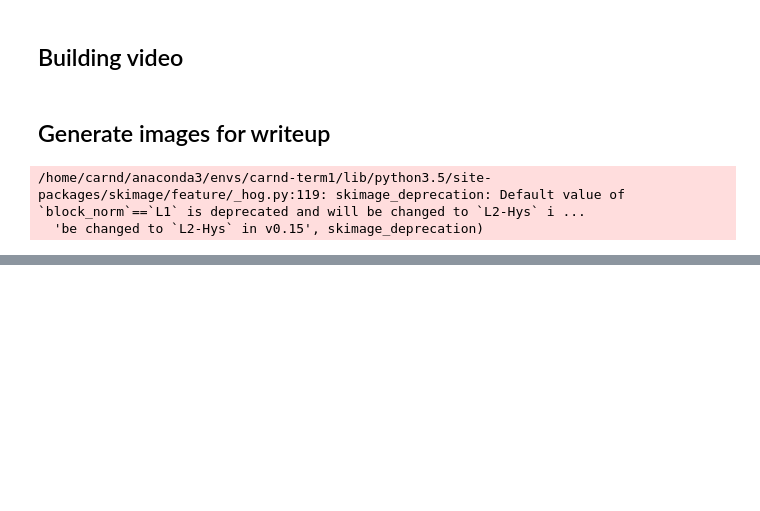
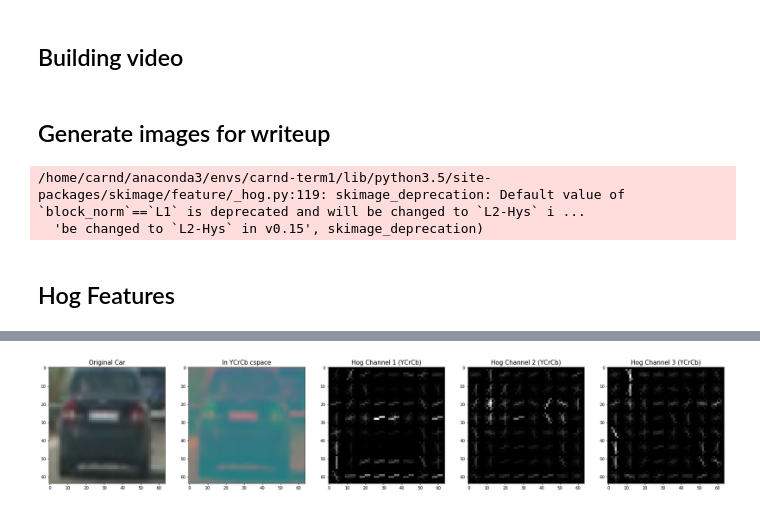
Before and after one commit to knguyen0105/CarND-Vehicle-Detection, a Jupyter notebook: sdc1_p5_object_tracking.ipynb, the cells around one changed output, grey strips where cells are left out. Drawn from its saved outputs; the diff is of its cells as text; code cells hidden in the pictures; blank space fills up the shorter version.

```diff
--- a/sdc1_p5_object_tracking.ipynb
+++ b/sdc1_p5_object_tracking.ipynb
@@ -577,3 +583,38 @@ plt.savefig('pipeline.png', bbox_inches='tight')
 # %% [output]
 /home/carnd/anaconda3/envs/carnd-term1/lib/python3.5/site-packages/skimage/feature/_hog.py:119: skimage_deprecation: Default value of `block_norm`==`L1` is deprecated and will be changed to `L2-Hys` i ...
   'be changed to `L2-Hys` in v0.15', skimage_deprecation)
+# %% [markdown]
+
+## Hog Features
+# %%
+plt.figure(figsize=(30,15))
+
+plt.subplot(1,5,1)
+original_car_img = mpimg.imread('training/vehicles/GTI_MiddleClose/image0001.png')
+plt.title('Original Car', fontsize=15)
+#original_car_img = mpimg.imread('training/non-vehicles/GTI/image1000.png')
+#plt.title('Original Non-Car', fontsize=15)
+plt.imshow(original_car_img)
+
+plt.subplot(1,5,2)
+YCrCb_car_img = cv2.cvtColor(original_car_img, cv2.COLOR_RGB2YCrCb)
+plt.title('In YCrCb cspace', fontsize=15)
+plt.imshow(YCrCb_car_img)
+
+plt.subplot(1,5,3)
+fd, hog_image = hog(YCrCb_car_img[:,:,0], orientations=9, pixels_per_cell=(8, 8), cells_per_block=(2, 2), visualise=True)
+plt.title('Hog Channel 1 (YCrCb)', fontsize=15)
+plt.imshow(hog_image, cmap='gray')
+
+plt.subplot(1,5,4)
+fd, hog_image = hog(YCrCb_car_img[:,:,1], orientations=9, pixels_per_cell=(8, 8), cells_per_block=(2, 2), visualise=True)
+plt.title('Hog Channel 2 (YCrCb)', fontsize=15)
+plt.imshow(hog_image, cmap='gray')
+
+plt.subplot(1,5,5)
+fd, hog_image = hog(YCrCb_car_img[:,:,2], orientations=9, pixels_per_cell=(8, 8), cells_per_block=(2, 2), visualise=True)
+plt.title('Hog Channel 3 (YCrCb)', fontsize=15)
+plt.imshow(hog_image, cmap='gray')
+plt.savefig('car_hog.png')
+plt.show()
+# %% [output]
@@ -579,0 +623 @@ plt.savefig('pipeline.png', bbox_inches='tight')
+[figure, added]
```
Also changed, not shown: parts of 3 cells of this notebook, 4 other files.
